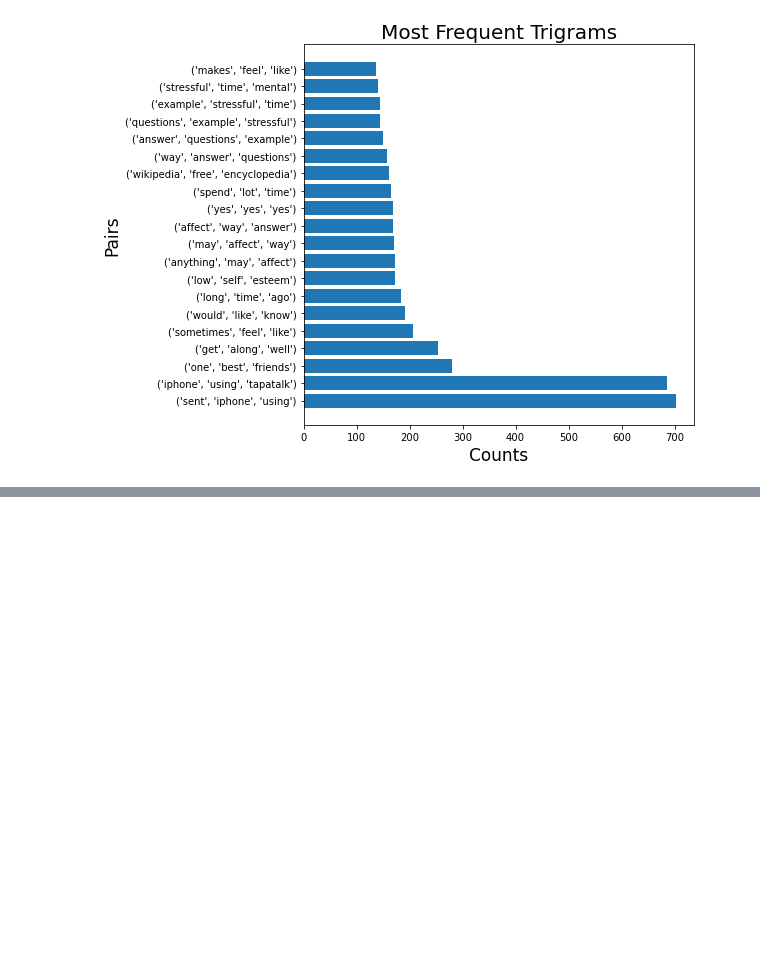
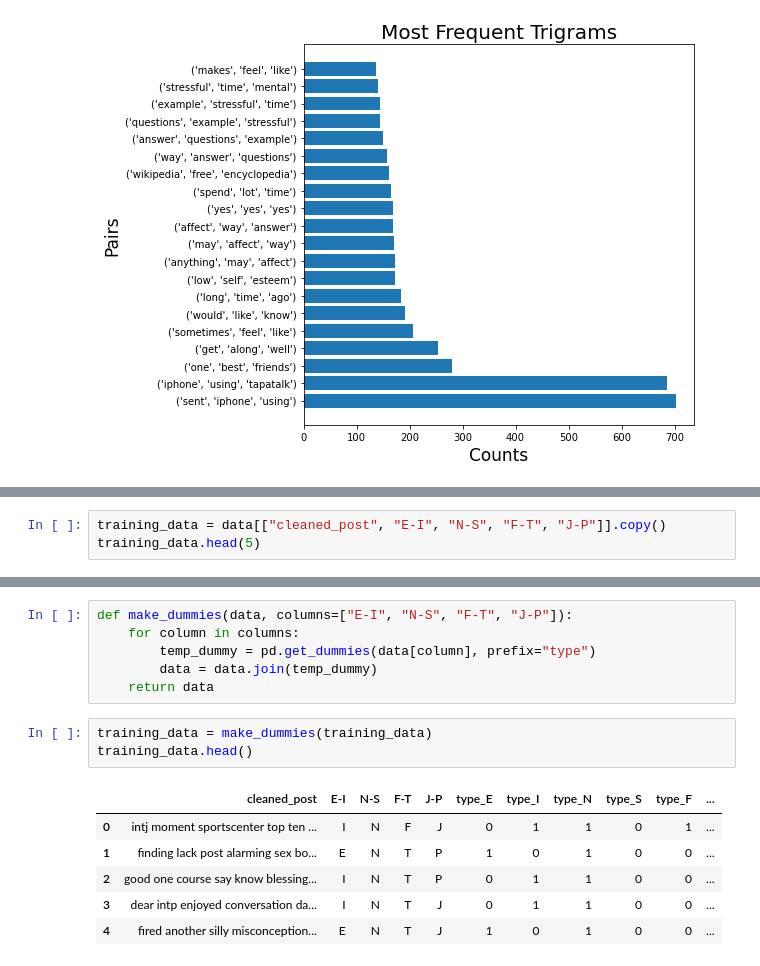
Before and after one commit to 0xcan/myers-briggs-tweet-classification, a Jupyter notebook: myers-briggs-eda-preprocessing-training.ipynb, the cells around one changed output, grey strips where cells are left out. Cells and saved outputs as stored; diff of their text form; blank space fills up the shorter version.

```diff
--- a/myers-briggs-eda-preprocessing-training.ipynb
+++ b/myers-briggs-eda-preprocessing-training.ipynb
@@ -364,0 +394,3 @@ plot_n_grams(trigrams_most_common, title="Most Frequent Trigrams")
+# %%
+training_data = data[["cleaned_post", "E-I", "N-S", "F-T", "J-P"]].copy()
+training_data.head(5)
@@ -364,0 +404,16 @@ plot_n_grams(trigrams_most_common, title="Most Frequent Trigrams")
+# %%
+def make_dummies(data, columns=["E-I", "N-S", "F-T", "J-P"]):
+    for column in columns:
+        temp_dummy = pd.get_dummies(data[column], prefix="type")
+        data = data.join(temp_dummy)
+    return data
+# %%
+training_data = make_dummies(training_data)
+training_data.head()
+# %% [output]
+|  | cleaned_post | E-I | N-S | F-T | J-P | type_E | type_I | type_N | type_S | type_F | ... |
+| 0 | intj moment sportscenter top ten ... | I | N | F | J | 0 | 1 | 1 | 0 | 1 | ... |
+| 1 | finding lack post alarming sex bo... | E | N | T | P | 1 | 0 | 1 | 0 | 0 | ... |
+| 2 | good one course say know blessing... | I | N | T | P | 0 | 1 | 1 | 0 | 0 | ... |
+| 3 | dear intp enjoyed conversation da... | I | N | T | J | 0 | 1 | 1 | 0 | 0 | ... |
+| 4 | fired another silly misconception... | E | N | T | J | 1 | 0 | 1 | 0 | 0 | ... |
```
Also changed, not shown: parts of 27 cells of this notebook.
